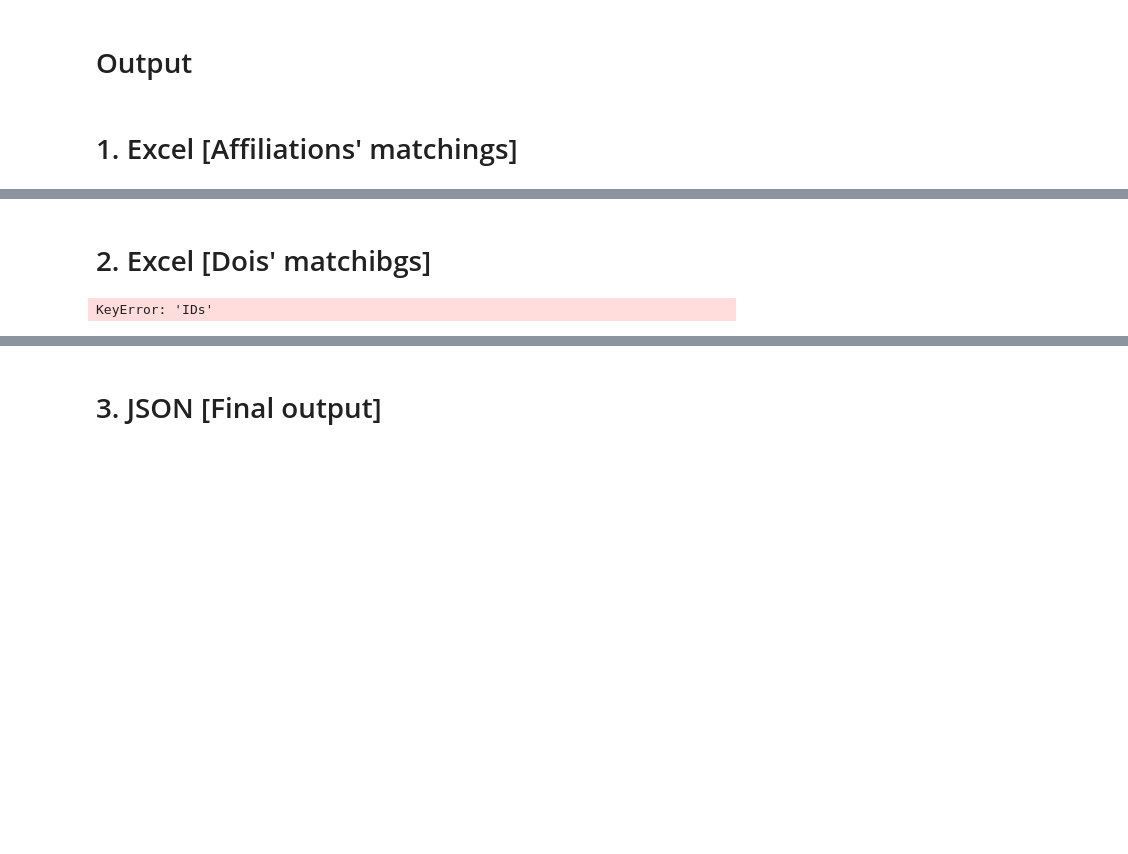
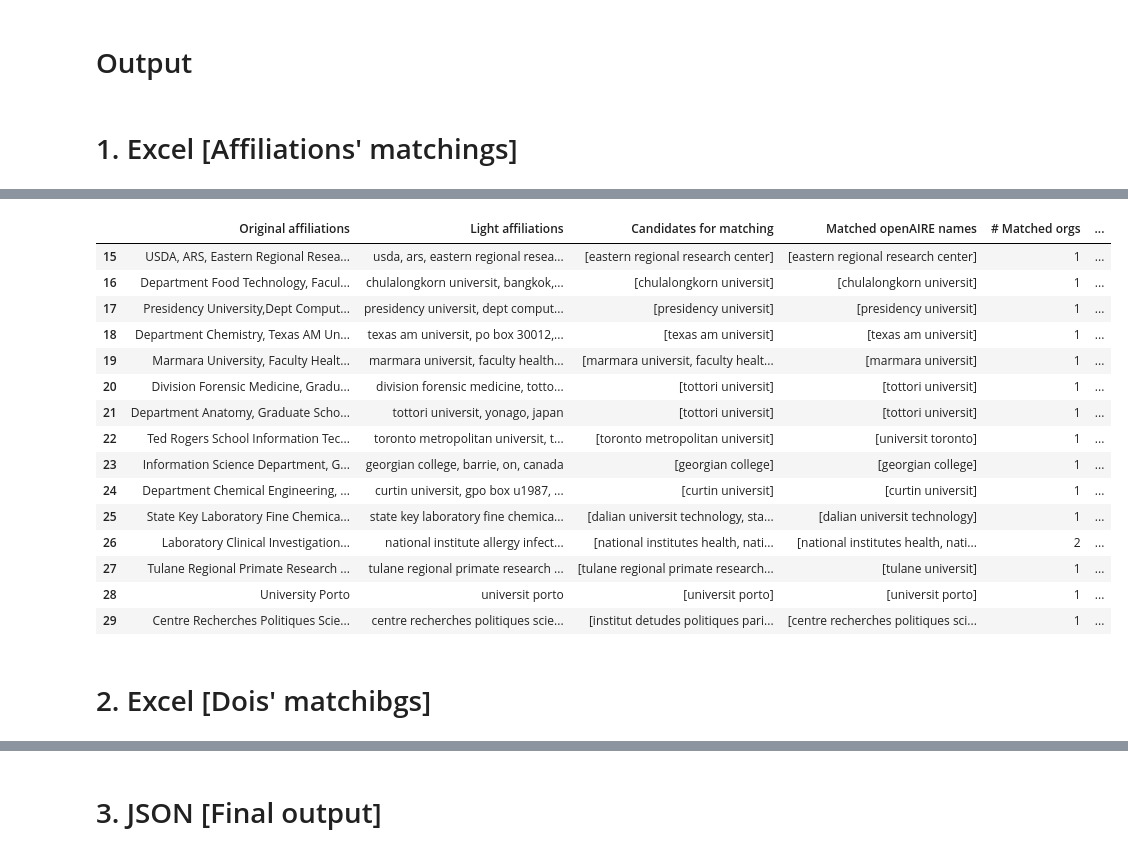
Before and after one commit to mkallipo/affiliation-matching, a Jupyter notebook: matching.ipynb, the cells around one changed output, grey strips where cells are left out. Drawn from its saved outputs; the diff is of its cells as text; code cells hidden in the pictures; blank space fills up the shorter version.

```diff
--- a/matching.ipynb
+++ b/matching.ipynb
@@ -739,16 +747,20 @@ def index_multipleMatchings(df):
     for i in range(len(df)):
         result_dict = {}
 
+        r_list = [y[3] for y in df.Pairs.iloc[i]]
+        modified_list = [item for sublist in r_list for item in sublist]
+        r = len(list(set(modified_list)))
 
         for t in [t[0] for t in df.Pairs.iloc[i]]:
             key = t
-            if key in result_dict:
+            if key in result_dict and r>1:
                 result_dict[key] += 1
                 multipleMatchings.append(i)
 
             else:
                 result_dict[key] = 1
         mult.append(result_dict)
+
     return [list(set(multipleMatchings)), mult]
 # %% [markdown]
 ## Main map
@@ -788,7 +800,7 @@ def Aff_Ids(m, DF, dixOpenAIRE, simU, simG):
                 similarity = 1
                 similar_k.append(similarity)
 
-                pairs_k.append((s,s,similarity))
+                pairs_k.append((s,s,similarity,dixOpenAIRE[s]))
 
                 if k not in dix:
                     dix[k] = [s]
@@ -809,7 +821,7 @@ def Aff_Ids(m, DF, dixOpenAIRE, simU, simG):
                             if (is_contained('univ', s) and is_contained('univ', x)) and similarity > simU:
                                 similar_k.append(similarity)
                                 deiktes.append(k)
-                                pairs_k.append((s,x,similarity))
+                                pairs_k.append((s,x,similarity,dixOpenAIRE[x]))
 
                                 if k not in dix:
                                     dix[k] = [x]
@@ -818,7 +830,7 @@ def Aff_Ids(m, DF, dixOpenAIRE, simU, simG):
                             elif (not is_contained('univ', s) and not is_contained('univ', x)) and similarity > simG:
                                 similar_k.append(similarity)
                                 deiktes.append(k)
-                                pairs_k.append((s,x,similarity))
+                                pairs_k.append((s,x,similarity,dixOpenAIRE[x]))
 
                                 if k not in dix:
                                     dix[k] = [x]
@@ -843,7 +855,7 @@ def Aff_Ids(m, DF, dixOpenAIRE, simU, simG):
                                             if similarity > simU:
                                                 similar_k.append(similarity)
                                                 deiktes.append(k)
-                                                pairs_k.append((s,x,similarity))
+                                                pairs_k.append((s,x,similarity,dixOpenAIRE[x]))
 
                                                 if k not in dix:
                                                     dix[k] = [x]
@@ -860,7 +872,7 @@ def Aff_Ids(m, DF, dixOpenAIRE, simU, simG):
                                 if similarity > simU: #max(0.82,sim):
                                     similar_k.append(similarity)
                                     deiktes.append(k)
-                                    pairs_k.append((s,x,similarity))
+                                    pairs_k.append((s,x,similarity, dixOpenAIRE[x]))
 
                                     if k not in dix:
                                         dix[k] = [x]
@@ -877,7 +889,7 @@ def Aff_Ids(m, DF, dixOpenAIRE, simU, simG):
                             if similarity > simG: #max(0.82,sim):
                                 similar_k.append(similarity)
                                 deiktes.append(k)
-                                pairs_k.append((s,x,similarity))
+                                pairs_k.append((s,x,similarity,dixOpenAIRE[x]))
 
                                 if k not in dix:
                                     dix[k] = [x]
@@ -914,6 +926,7 @@ def Aff_Ids(m, DF, dixOpenAIRE, simU, simG):
 
 
 
+
 ## Correct the matchings
     needCheck = list(set([i for i in range(len(affIdDF)) for k in list(affIdDF['mult'].iloc[i].values()) if k>1]))
 
@@ -921,7 +934,7 @@ def Aff_Ids(m, DF, dixOpenAIRE, simU, simG):
     ready = [i for i in range(len(affIdDF)) if i not in needCheck]
 
 
-    best = [ bestSimScore([affIdDF['Light affiliations'].iloc[i]], len(affIdDF['Candidates for matching'].iloc[i]), affIdDF['Pairs'].iloc[i],affIdDF['mult'].iloc[i], simU, simG) for i in needCheck]
+    best = [bestSimScore([affIdDF['Light affiliations'].iloc[i]], len(affIdDF['Candidates for matching'].iloc[i]), affIdDF['Pairs'].iloc[i],affIdDF['mult'].iloc[i], simU, simG) for i in needCheck]
     best_o = []
     best_s = []
 
@@ -946,19 +959,33 @@ def Aff_Ids(m, DF, dixOpenAIRE, simU, simG):
     finalDF.sort_values('index', ascending=True, inplace = True)
 
     ids = [[dixOpenAIRE[x] for x in v] for v in finalDF['Matched openAIRE names']]
-    numIds = [len(x) for x in ids]
+    new_ror = []
+    for v in ids:
+        v1 = [item for sublist in v for item in sublist]
+        new_ror.append(list(set(v1)))
+
+
+    numRors = [len(x) for x in new_ror]
 
     finalDF['ROR'] = ids
-    finalDF['# RORs'] = numIds
+    finalDF['# unique RORs'] = numRors
     finalDF = finalDF[~(finalDF['# Matched orgs'] == 0)]
 
     finalDF = finalDF.reset_index(drop=True)
+    diff = [i for i in range(len(finalDF)) if finalDF['# Matched orgs'].iloc[i]> finalDF['# unique RORs'].iloc[i]]
+
+    for k in diff:
+        finalDF.at[k,'Matched openAIRE names']=(finalDF['Matched openAIRE names'].iloc[k])[0]
+        finalDF.at[k,'# Matched orgs']=1
+        finalDF.at[k,'Similarity score']=(finalDF['Similarity score'].iloc[k])[0]
+        finalDF.at[k,'ROR']=(finalDF['ROR'].iloc[k])[0]
+
     perc = 100*len(finalDF)/m
 
 
 
 
 
-    return [perc,finalDF]#, affIdDF, needCheck]
+    return [perc,finalDF, affIdDF, needCheck, best]
 # %%
-result = Aff_Ids(len(univLabsDF), univLabsDF, dixAcadRor1, 0.7,0.82)
+result = Aff_Ids(len(univLabsDF), univLabsDF, dix_union1, 0.7,0.82)
@@ -985,3 +1000,22 @@ result = Aff_Ids(len(univLabsDF), univLabsDF, dixAcadRor1, 0.7,0.82)
+# %%
+result[1][15:30]
+# %% [output]
+|  | Original affiliations | Light affiliations | Candidates for matching | Matched openAIRE names | # Matched orgs | ... |
+| 15 | USDA, ARS, Eastern Regional Resea... | usda, ars, eastern regional resea... | [eastern regional research center] | [eastern regional research center] | 1 | ... |
+| 16 | Department Food Technology, Facul... | chulalongkorn universit, bangkok,... | [chulalongkorn universit] | [chulalongkorn universit] | 1 | ... |
+| 17 | Presidency University,Dept Comput... | presidency universit, dept comput... | [presidency universit] | [presidency universit] | 1 | ... |
+| 18 | Department Chemistry, Texas AM Un... | texas am universit, po box 30012,... | [texas am universit] | [texas am universit] | 1 | ... |
+| 19 | Marmara University, Faculty Healt... | marmara universit, faculty health... | [marmara universit, faculty healt... | [marmara universit] | 1 | ... |
+| 20 | Division Forensic Medicine, Gradu... | division forensic medicine, totto... | [tottori universit] | [tottori universit] | 1 | ... |
+| 21 | Department Anatomy, Graduate Scho... | tottori universit, yonago, japan | [tottori universit] | [tottori universit] | 1 | ... |
+| 22 | Ted Rogers School Information Tec... | toronto metropolitan universit, t... | [toronto metropolitan universit] | [universit toronto] | 1 | ... |
+| 23 | Information Science Department, G... | georgian college, barrie, on, canada | [georgian college] | [georgian college] | 1 | ... |
+| 24 | Department Chemical Engineering, ... | curtin universit, gpo box u1987, ... | [curtin universit] | [curtin universit] | 1 | ... |
+| 25 | State Key Laboratory Fine Chemica... | state key laboratory fine chemica... | [dalian universit technology, sta... | [dalian universit technology] | 1 | ... |
+| 26 | Laboratory Clinical Investigation... | national institute allergy infect... | [national institutes health, nati... | [national institutes health, nati... | 2 | ... |
+| 27 | Tulane Regional Primate Research ... | tulane regional primate research ... | [tulane regional primate research... | [tulane universit] | 1 | ... |
+| 28 | University Porto | universit porto | [universit porto] | [universit porto] | 1 | ... |
+| 29 | Centre Recherches Politiques Scie... | centre recherches politiques scie... | [institut detudes politiques pari... | [centre recherches politiques sci... | 1 | ... |
 # %%
 affsMatch = result[1][['Original affiliations','Matched openAIRE names', 'ROR']]
 # %%
@@ -990,10 +1024,15 @@ affsMatch.to_excel('affilMatch.xlsx', index=False)
 # 2. Εxcel [Dois' matchibgs]
 # %%
 dict_aff_open = {x: y for x, y in zip(result[1]['Original affiliations'], result[1]['Matched openAIRE names'])}
-dict_aff_id = {x: y for x, y in zip(result[1]['Original affiliations'], result[1]['IDs'])}
-dict_aff_score = {x: y for x, y in zip(result[1]['Original affiliations'], result[1]['Similarity score'])}
+dict_aff_id = {x: y for x, y in zip(result[1]['Original affiliations'], result[1]['ROR'])}
+#dict_aff_score = {x: y for x, y in zip(result[1]['Original affiliations'], result[1]['Similarity score'])}
+
+dict_aff_score = {}
+for i in range(len(result[1])):
+    if type(result[1]['Similarity score'].iloc[i]) == list:
+        dict_aff_score[result[1]['Original affiliations'].iloc[i]] = result[1]['Similarity score'].iloc[i]
+    else:
+        dict_aff_score[result[1]['Original affiliations'].iloc[i]] = [result[1]['Similarity score'].iloc[i]]
-# %% [output]
-KeyError: 'IDs'
 # %%
 pids = []
 for i in range(len(doiDF)):
```
Also changed, not shown: parts of 16 cells of this notebook.
